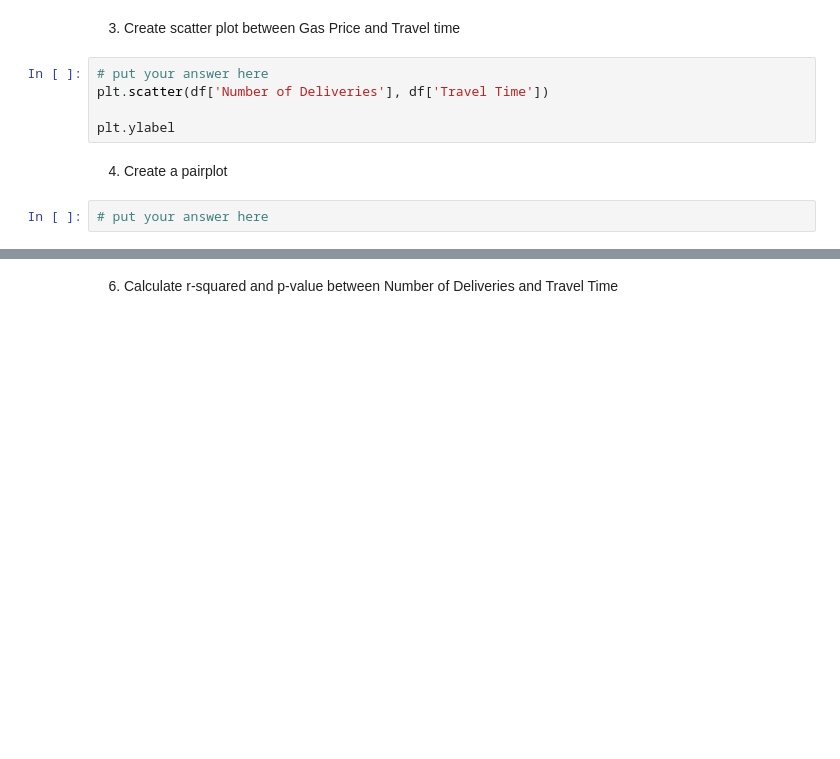
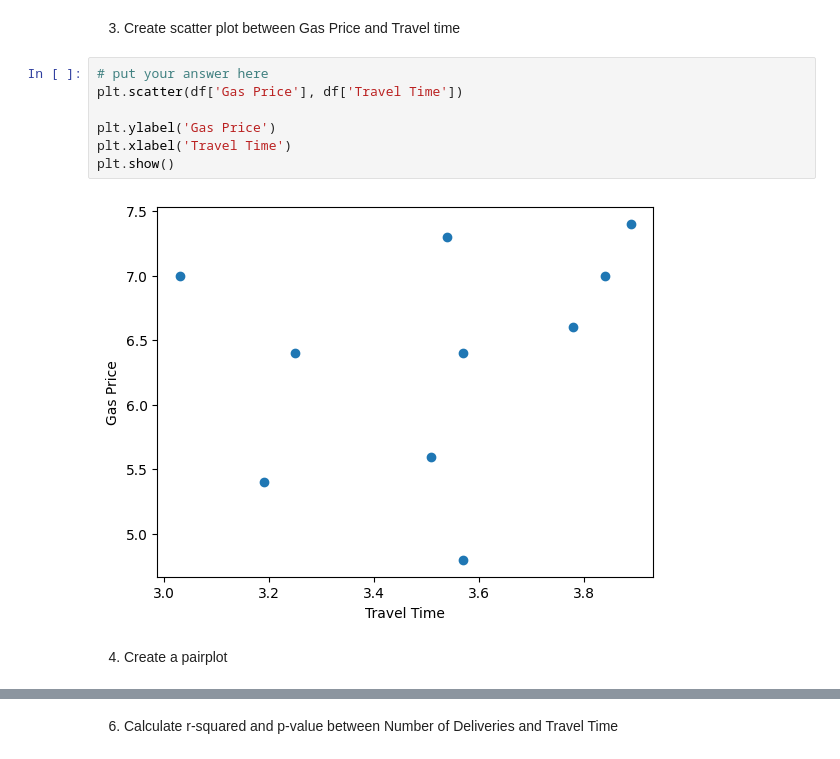
Before and after one commit to robitussin/CCMACLRL, a Jupyter notebook: Exercise2B.ipynb, the cells around one changed output, grey strips where cells are left out. Drawn from its saved outputs; the diff is of its cells as text; blank space fills up the shorter version.

```diff
--- a/Exercise2B.ipynb
+++ b/Exercise2B.ipynb
@@ -55,10 +55,12 @@ plt.show()
 3. Create scatter plot between Gas Price and Travel time
 # %%
 # put your answer here
-plt.scatter(df['Number of Deliveries'], df['Travel Time'])
+plt.scatter(df['Gas Price'], df['Travel Time'])
 
-plt.ylabel
+plt.ylabel('Gas Price')
+plt.xlabel('Travel Time')
+plt.show()
+# %% [output]
+[figure, added]
 # %% [markdown]
 4. Create a pairplot
-# %%
-# put your answer here
```
Also changed, not shown: parts of 7 cells of this notebook.
